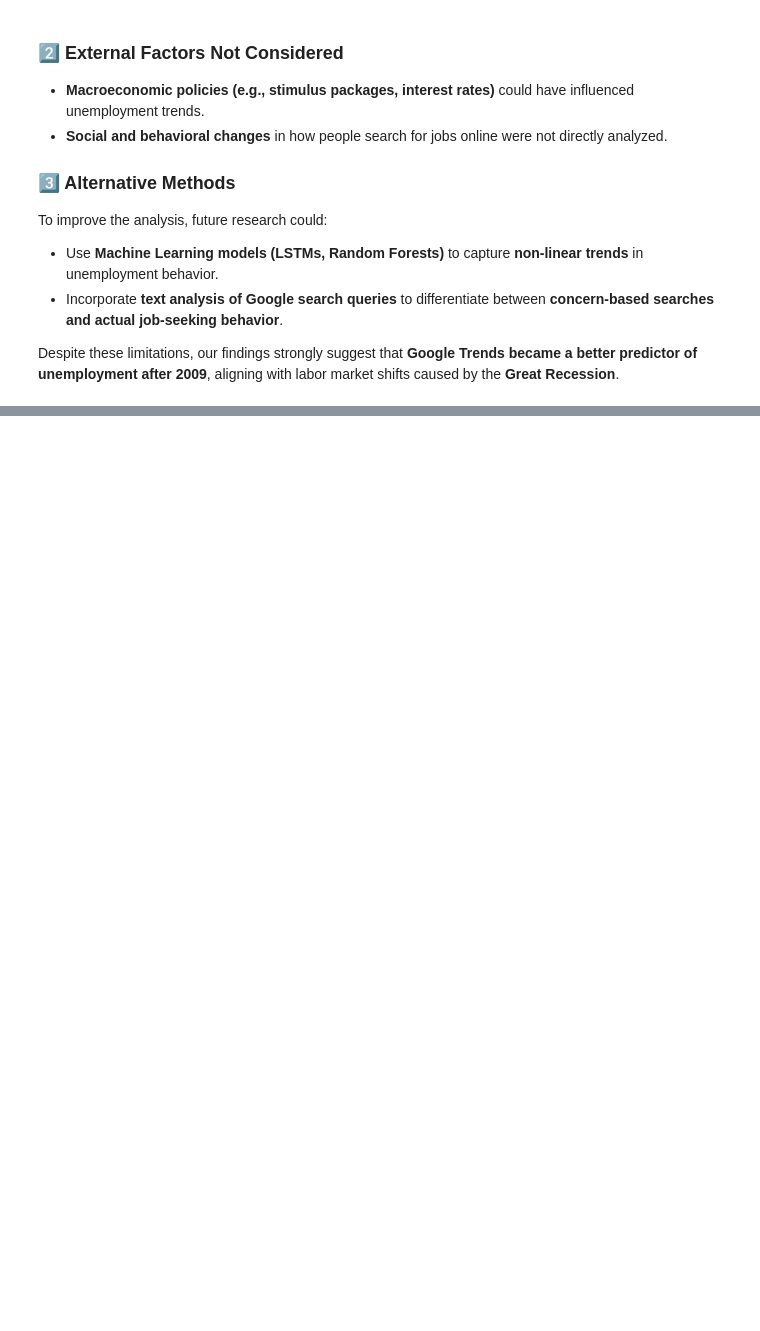
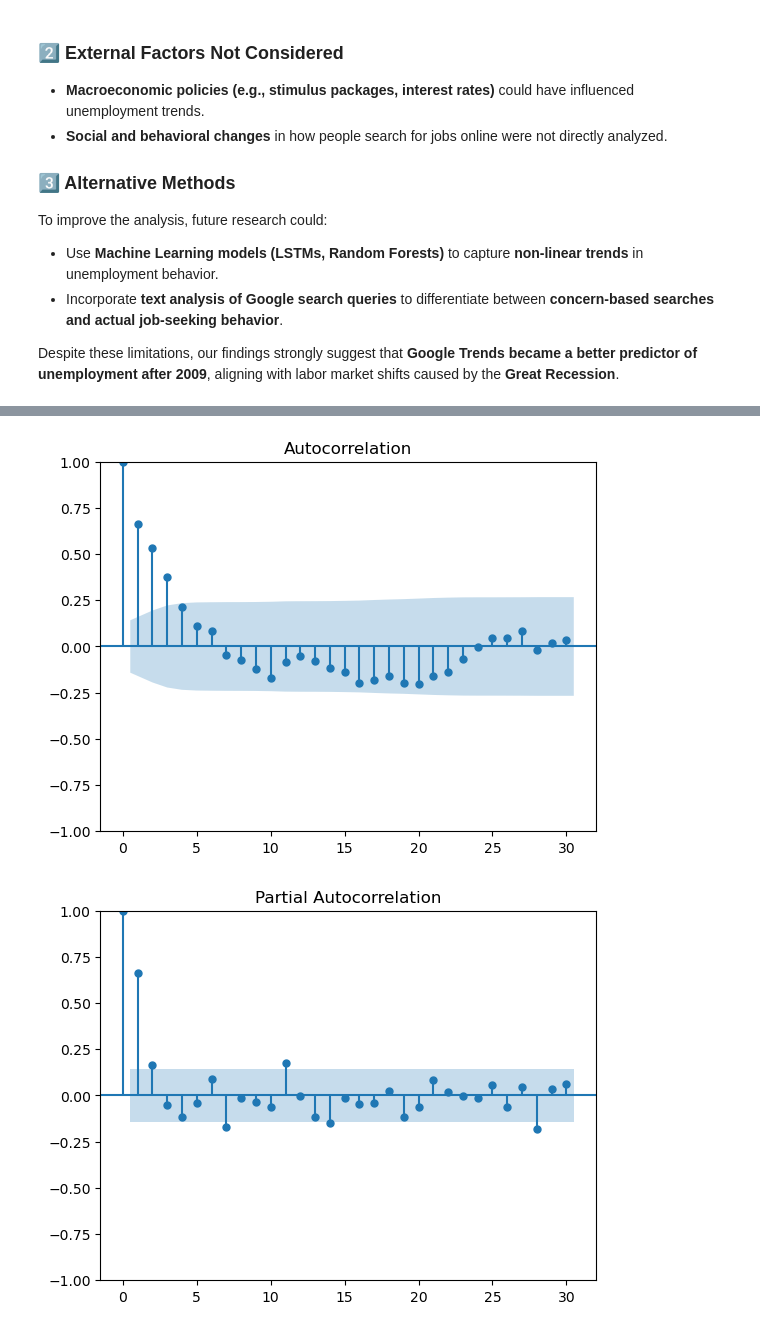
Before and after one commit to ionutnodis/Time-Series-Analysis, a Jupyter notebook: Time-Series-CW_Notebook.ipynb, the cells around one changed output, grey strips where cells are left out. Cells and saved outputs as stored; diff of their text form; code cells hidden in the pictures; blank space fills up the shorter version.

```diff
--- a/Time-Series-CW_Notebook.ipynb
+++ b/Time-Series-CW_Notebook.ipynb
@@ -986,0 +1018,24 @@ Despite these limitations, our findings strongly suggest that **Google Trends be
+# %%
+#Updated ADL model with structural breaks
+lagged_df = pd.concat([
+    yt,
+    xt,
+    xt.shift(1),
+    xt.shift(2),
+    xt.shift(3)
+], axis=1).dropna()
+
+lagged_df.columns = ['yt', 'xt', 'xt_lag1', 'xt_lag2', 'xt_lag3']
+
+# Structural break dummy (assuming break_index is already defined, e.g., 62)
+break_date = yt.index[62]
+lagged_df['break_dummy'] = (lagged_df.index >= break_date).astype(int)
+
+# Defining the variables clearly
+X = lagged_df[['xt', 'xt_lag1', 'xt_lag2', 'xt_lag3', 'break_dummy']]
+X = sm.add_constant(X)
+y = lagged_df['yt']
+
+# Fit the adjusted ADL model explicitly accounting for structural break
+dlm_break = sm.OLS(y, X).fit(cov_type='HAC', cov_kwds={'maxlags': int(len(y)**(3/9))})
+print(dlm_break.summary())
@@ -986,0 +1084,9 @@ Despite these limitations, our findings strongly suggest that **Google Trends be
+# %%
+sm.graphics.tsa.plot_acf(dlm_break.resid, lags=30)
+plt.show()
+
+sm.graphics.tsa.plot_pacf(dlm_break.resid, lags=30)
+plt.show()
+# %% [output]
+[figure, added]
+[figure, added]
```
Also changed, not shown: parts of 17 cells of this notebook.
